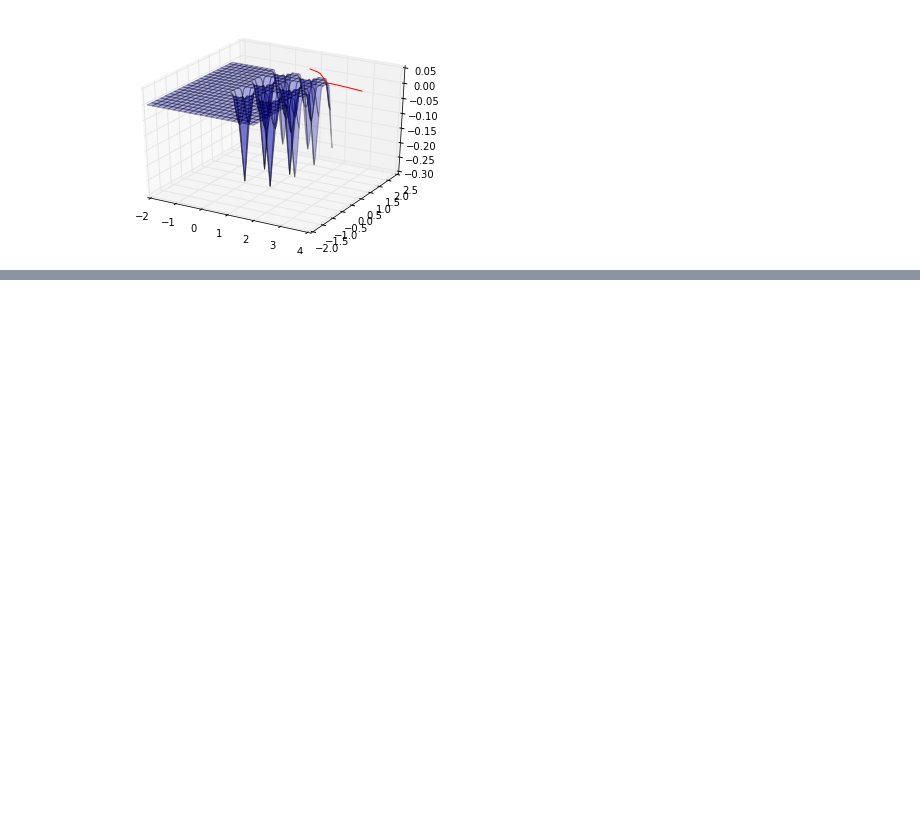
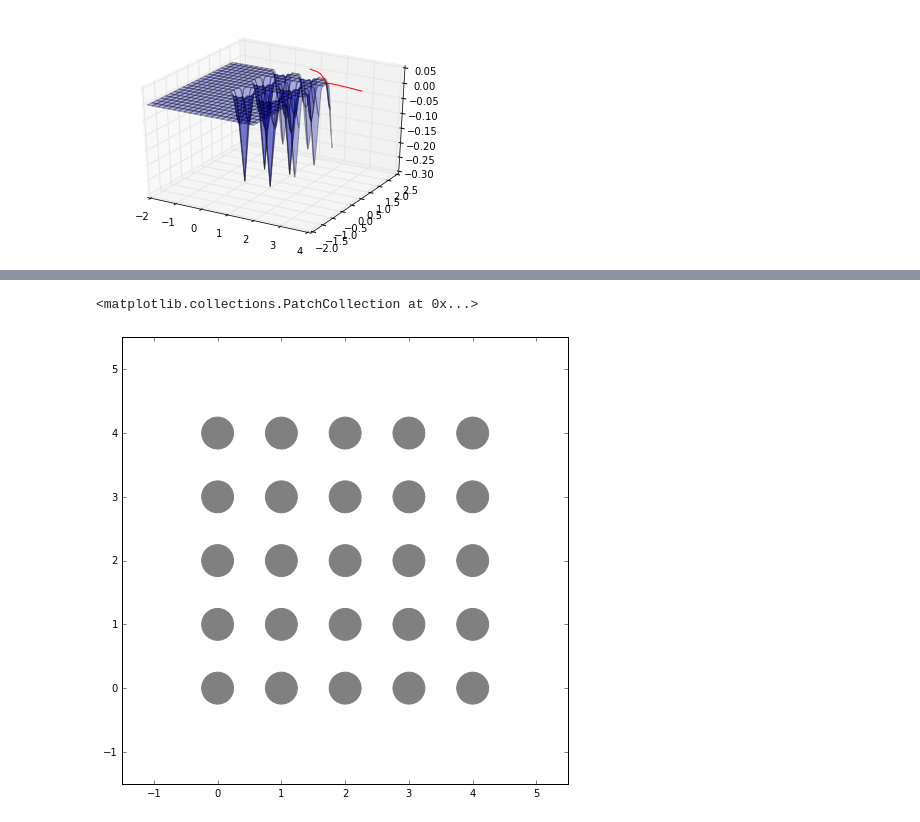
Before and after one commit to samuela/motionplanning, a Jupyter notebook: grid.ipynb, the cells around one changed output, grey strips where cells are left out. Saved outputs shown, nothing was run; the diff lists cells and outputs as text; code cells hidden in the pictures; blank space fills up the shorter version.

```diff
--- a/grid.ipynb
+++ b/grid.ipynb
@@ -217,0 +218,12 @@ ani.save('basic_plan.mp4', fps=25)
+# %%
+%matplotlib inline
+
+plt.figure(figsize=(8, 8))
+plt.clf()
+plt.axis([-1.5, 5.5, -1.5, 5.5])
+plt.gca().add_collection(PatchCollection(
+        [mpatches.Circle(c.center, c.radius)
+         for c in ENVIRONMENT], color='grey'))
+# %% [output]
+<matplotlib.collections.PatchCollection at 0x...>
+[figure, added]
```
Also changed, not shown: parts of 3 cells of this notebook, 8 other files.
